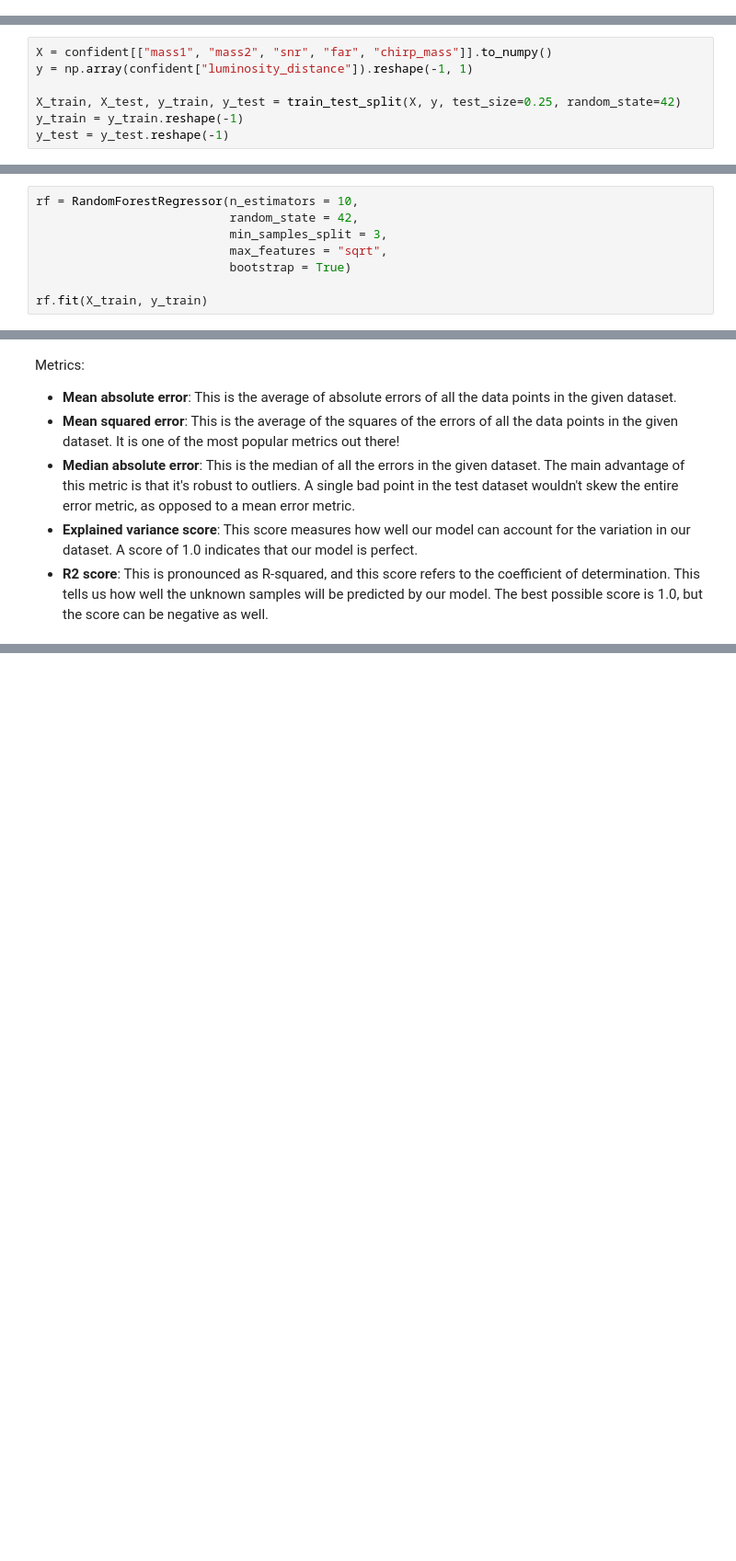
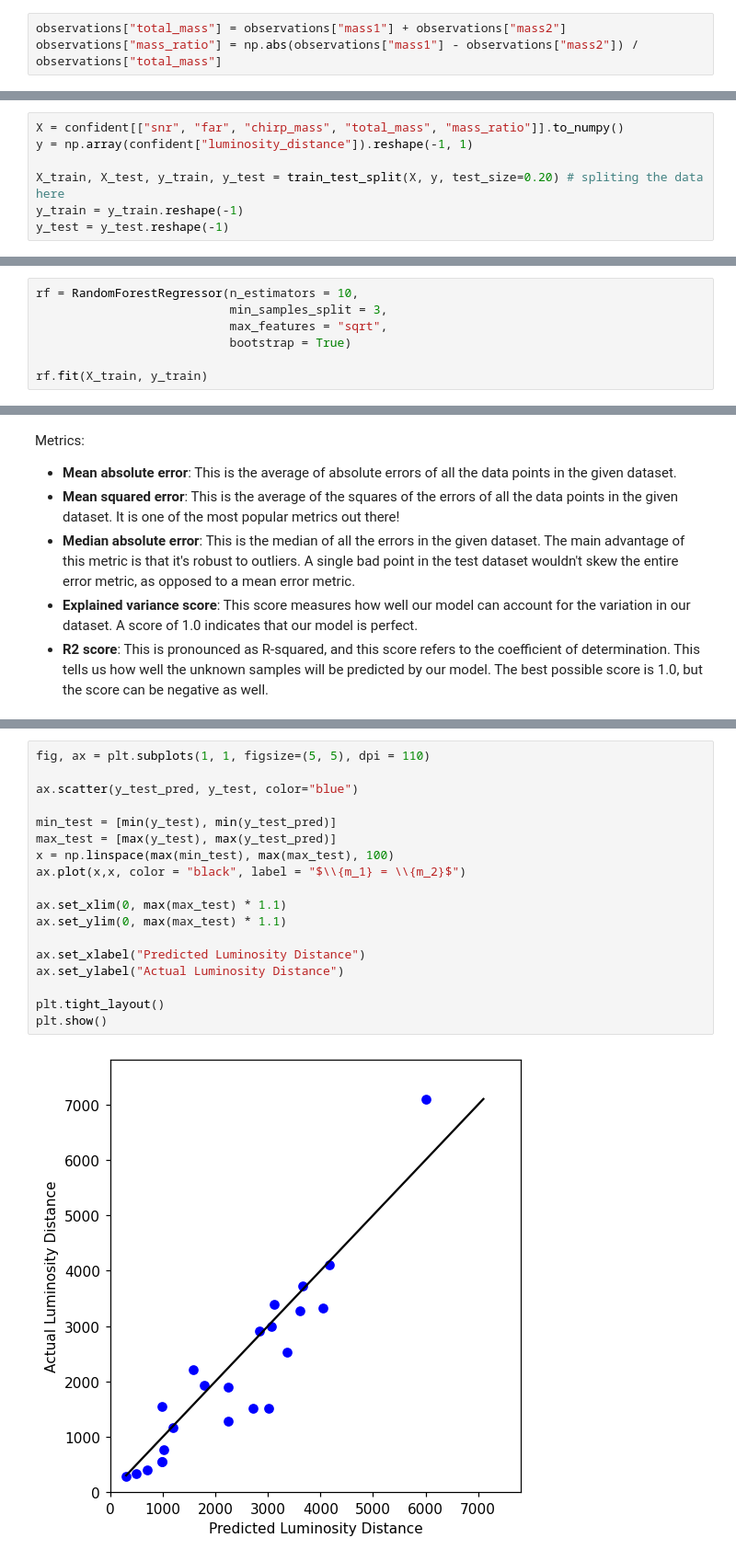
Before and after one commit to AndrewValentini/Gravitational-Waves-Research-23-24, a Jupyter notebook: Data Analysis/Regression.ipynb, the cells around one changed output, grey strips where cells are left out. Shown at 92% size. Saved outputs shown, nothing was run; the diff lists cells and outputs as text; blank space fills up the shorter version.

```diff
--- a/Data Analysis/Regression.ipynb
+++ b/Data Analysis/Regression.ipynb
@@ -83,5 +87,8 @@ observations = observations.append(O2_confident)
 observations = observations.append(O2_marginal)
 observations = observations.append(O2_auxiliary)
 observations = observations.append(O1_all)
+# %%
+observations["total_mass"] = observations["mass1"] + observations["mass2"]
+observations["mass_ratio"] = np.abs(observations["mass1"] - observations["mass2"]) / observations["total_mass"]
 # %% [markdown]
 Cleaned data format:<br>
@@ -104,7 +115,7 @@ confident = observations[observations['confidence'] == 3]
 # %%
-X = confident[["mass1", "mass2", "snr", "far", "chirp_mass"]].to_numpy()
+X = confident[["snr", "far", "chirp_mass", "total_mass", "mass_ratio"]].to_numpy()
 y = np.array(confident["luminosity_distance"]).reshape(-1, 1)
 
-X_train, X_test, y_train, y_test = train_test_split(X, y, test_size=0.25, random_state=42)
+X_train, X_test, y_train, y_test = train_test_split(X, y, test_size=0.20) # spliting the data here
 y_train = y_train.reshape(-1)
 y_test = y_test.reshape(-1)
@@ -113,6 +126,5 @@ setting aside 25% of observations for testing
 # %%
 rf = RandomForestRegressor(n_estimators = 10,
-                           random_state = 42,
                            min_samples_split = 3,
                            max_features = "sqrt",
                            bootstrap = True)
@@ -144,0 +158,20 @@ Metrics:
+# %%
+fig, ax = plt.subplots(1, 1, figsize=(5, 5), dpi = 110)
+
+ax.scatter(y_test_pred, y_test, color="blue")
+
+min_test = [min(y_test), min(y_test_pred)]
+max_test = [max(y_test), max(y_test_pred)]
+x = np.linspace(max(min_test), max(max_test), 100)
+ax.plot(x,x, color = "black", label = "$\\{m_1} = \\{m_2}$")
+
+ax.set_xlim(0, max(max_test) * 1.1)
+ax.set_ylim(0, max(max_test) * 1.1)
+
+ax.set_xlabel("Predicted Luminosity Distance")
+ax.set_ylabel("Actual Luminosity Distance")
+
+plt.tight_layout()
+plt.show()
+# %% [output]
+[figure, added]
```
Also changed, not shown: parts of 23 cells of this notebook.
